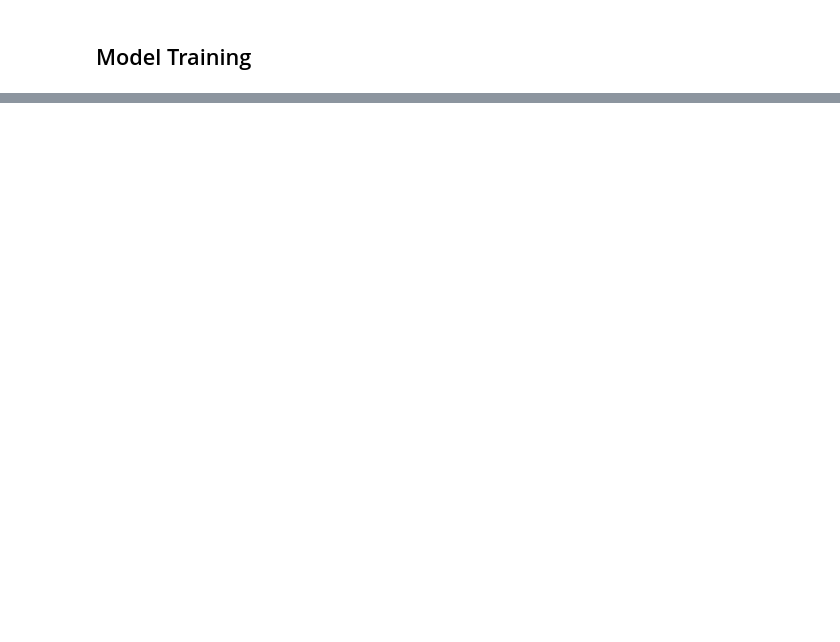
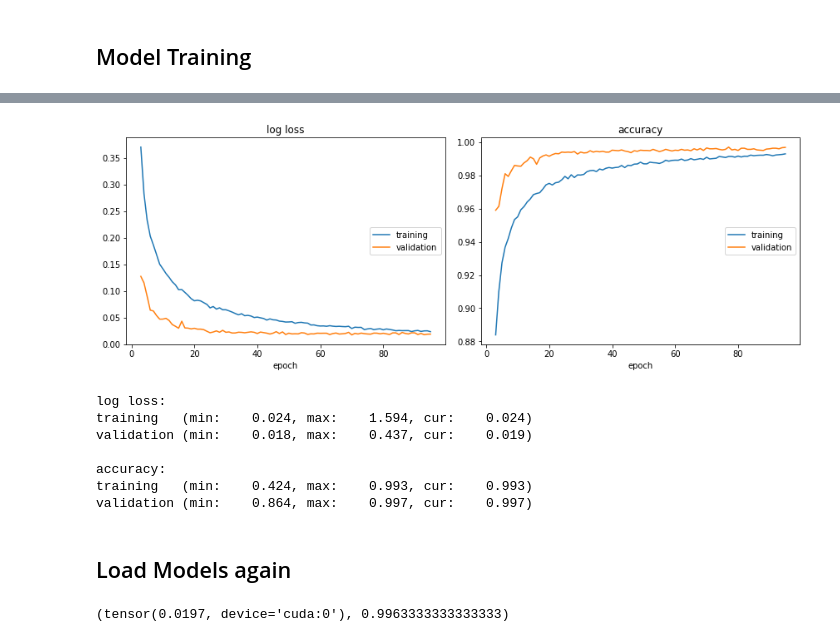
Before and after one commit to Boyne272/KMNIST_Classifier, a Jupyter notebook: training/AlexNet_DropCropRot.ipynb, the cells around one changed output, grey strips where cells are left out. Drawn from its saved outputs; the diff is of its cells as text; code cells hidden in the pictures; blank space fills up the shorter version.

```diff
--- a/training/AlexNet_DropCropRot.ipynb
+++ b/training/AlexNet_DropCropRot.ipynb
@@ -352,0 +391,12 @@ test
+# %%
+wrapper.train_model(50)
+wrapper.save_model("overnight_100.pth")
+# %% [output]
+[figure, added]
+log loss:
+training   (min:    0.024, max:    1.594, cur:    0.024)
+validation (min:    0.018, max:    0.437, cur:    0.019)
+
+accuracy:
+training   (min:    0.424, max:    0.993, cur:    0.993)
+validation (min:    0.864, max:    0.997, cur:    0.997)
@@ -352,0 +409,2 @@ test
+# %% [markdown]
+## Load Models again
@@ -352,0 +415,7 @@ test
+# %%
+valid_loader = data_loders[0, 1]
+valid_loader.dataset.transform = epoch_150["transform"]
+wrapper_150 = train_wrapper(epoch_150["model"], None, None, valid_loader, device=device)
+wrapper_150.validate()
+# %% [output]
+(tensor(0.0197, device='cuda:0'), 0.9963333333333333)
```
Also changed, not shown: parts of 23 cells of this notebook, 2 other files.
